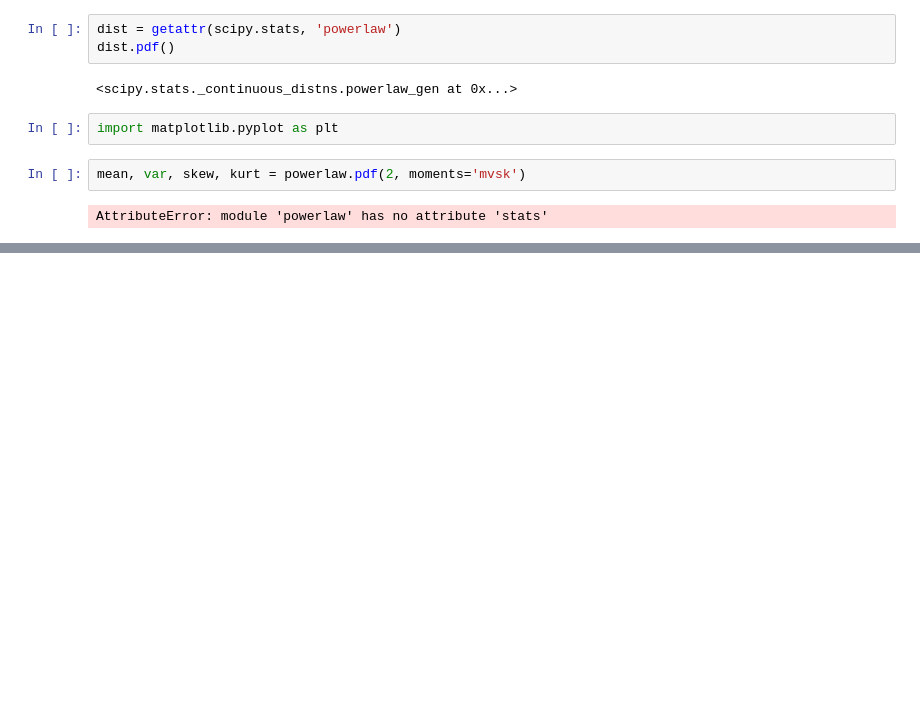
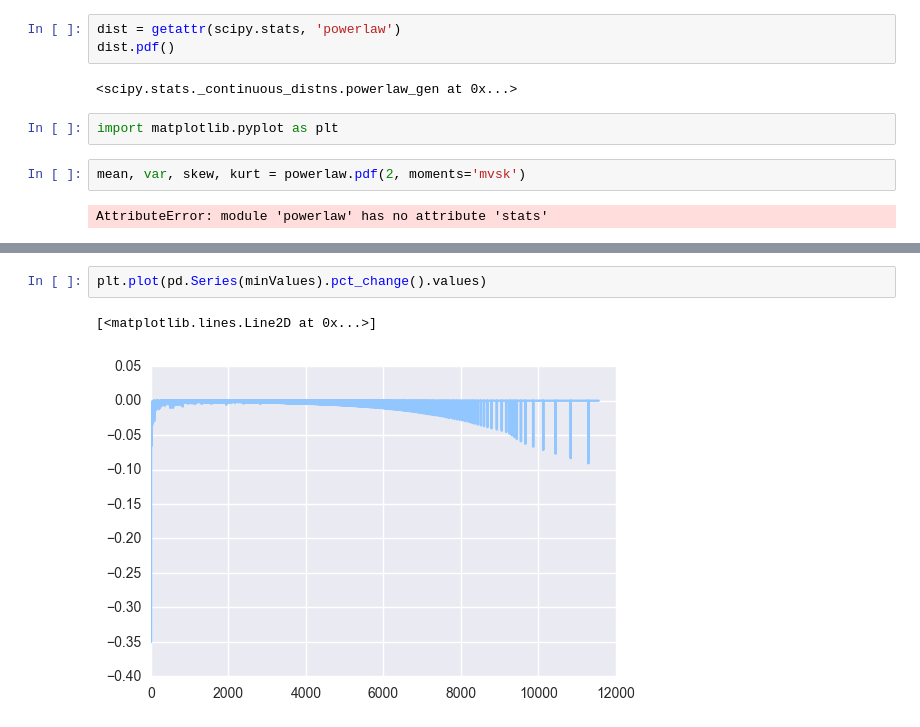
Before and after one commit to ThomVett/Project_ADA, a Jupyter notebook: Finding Patterns in the Data.ipynb, the cells around one changed output, grey strips where cells are left out. Cells and saved outputs as stored; diff of their text form; blank space fills up the shorter version.

```diff
--- a/Finding Patterns in the Data.ipynb
+++ b/Finding Patterns in the Data.ipynb
@@ -363,0 +389,5 @@ AttributeError: module 'powerlaw' has no attribute 'stats'
+# %%
+plt.plot(pd.Series(minValues).pct_change().values)
+# %% [output]
+[<matplotlib.lines.Line2D at 0x...>]
+[figure, added]
```
Also changed, not shown: parts of 11 cells of this notebook, 3 other files.
